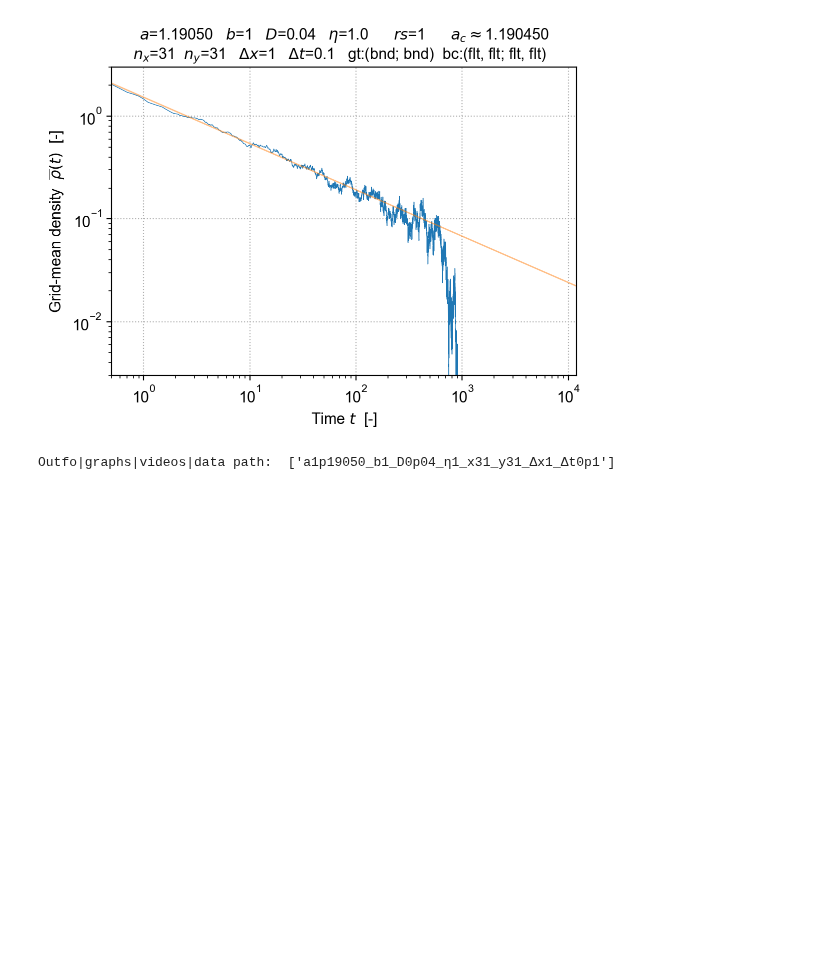
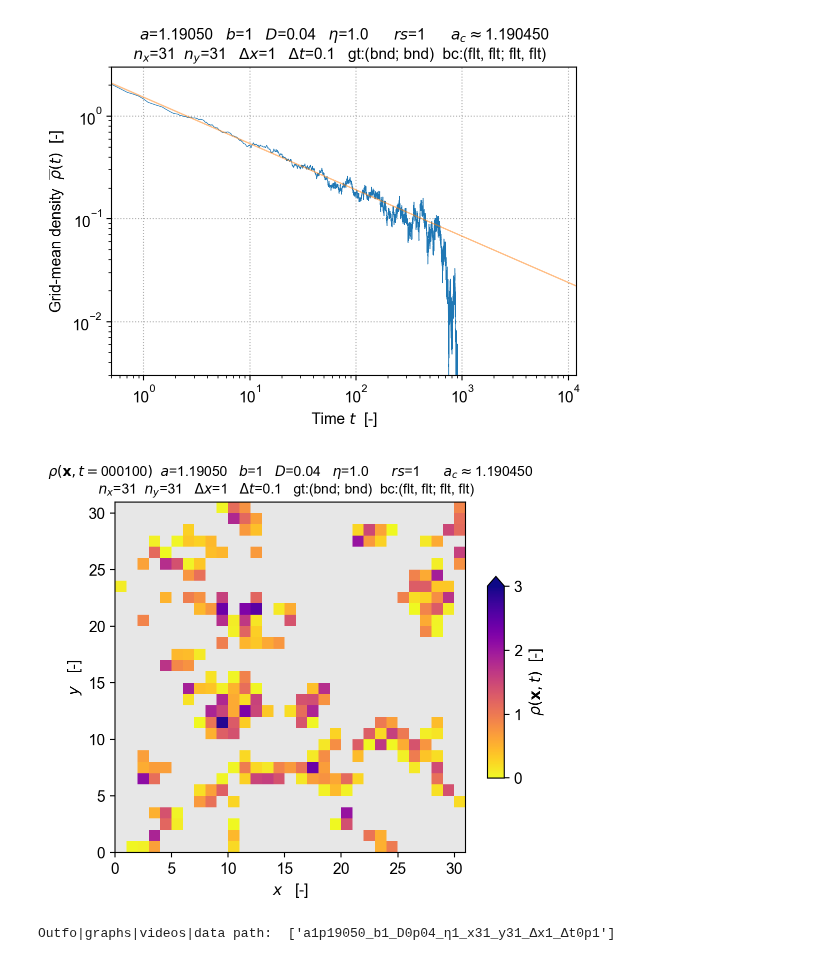
Before and after one commit to cstarkjp/Langevin, a Jupyter notebook: demos/SimulationDP.ipynb, the cells around one changed output. Saved outputs shown, nothing was run; the diff lists cells and outputs as text; code cells hidden in the pictures; blank space fills up the shorter version.

```diff
--- a/demos/SimulationDP.ipynb
+++ b/demos/SimulationDP.ipynb
@@ -25,13 +26,9 @@ _
 'a1p19050_b1_D0p04_η1_x31_y31_Δx1_Δt0p1'
 # %%
 simulation = Simulation(
-    name=sim_name, path=info_path, info=info,
-    do_snapshot_grid=False, do_verbose=True,
+    name=sim_name,
+    path=info_path,
+    info=info,
+    do_snapshot_grid=False,
+    do_verbose=True,
 )
-#  "a1p18855_b1_D0p04_η1_x62_y62_Δx1_Δt0p1"
-#  "a1p18855_b1_D0p04_η1_x125_y125_Δx1_Δt0p1"
-#  "a1p18855_b1_D0p04_η1_x250_y250_Δx1_Δt0p1"
-#  "a1p18855_b1_D0p04_η1_x500_y500_Δx1_Δt0p1"
-#  "a1p18855_b1_D0p04_η1_x1000_y1000_Δx1_Δt0p1"
-#  "a1p18855_b1_D0p04_η1_x2000_y2000_Δx1_Δt0p1"
-simulation.misc["name"]
@@ -73,6 +64,13 @@ simulation.plot()
 display(simulation.graphs.fdict["ρ_t_loglog"])
 # %% [output]
 [figure]
+# %%
+if len(simulation.density_image_dict.keys())>0:
+    display(simulation.density_image_dict[
+        list(simulation.density_image_dict.keys())[5]
+    ])
+# %% [output]
+[figure, added]
 # %%
 simulation.save(dplvn, do_verbose=True,)
 # %% [output]
```
Also changed, not shown: parts of 4 cells of this notebook, 25 other files.
